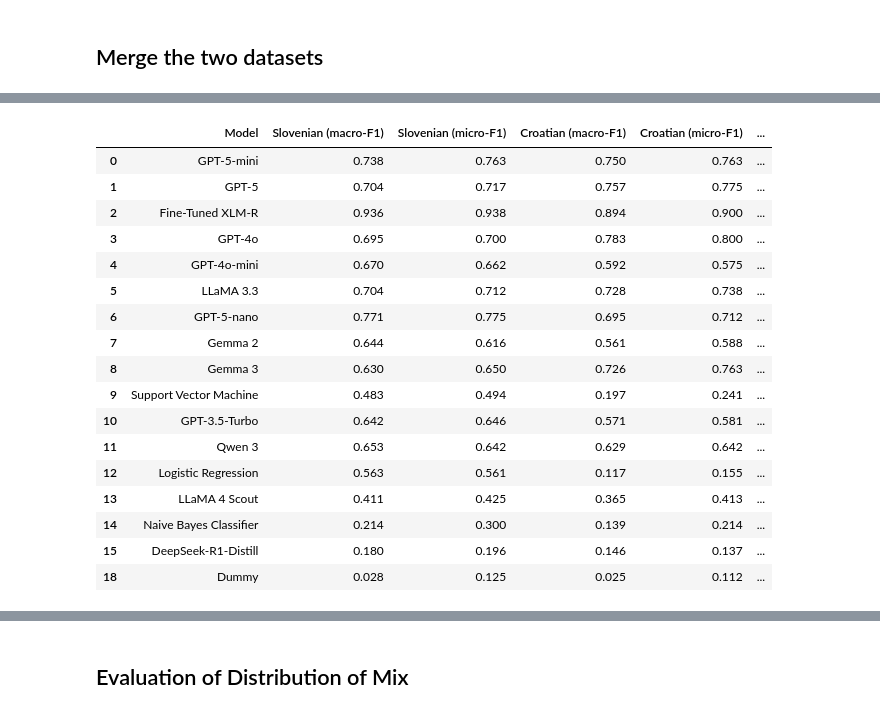
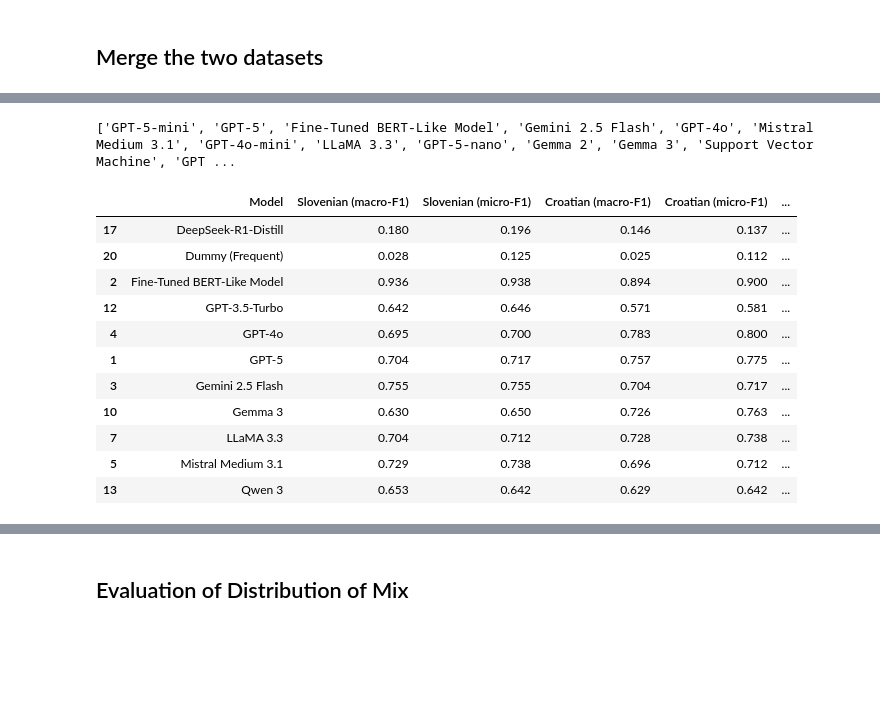
Before and after one commit to TajaKuzman/Benchmarking-Text-Classification-on-South-Slavic, a Jupyter notebook: Genre-Automatic-Identification-Benchmark/evaluation-for-the-paper/evaluation_for_the_paper.ipynb, the cells around one changed output, grey strips where cells are left out. Cells and saved outputs as stored; diff of their text form; code cells hidden in the pictures; blank space fills up the shorter version.

```diff
--- a/Genre-Automatic-Identification-Benchmark/evaluation-for-the-paper/evaluation_for_the_paper.ipynb
+++ b/Genre-Automatic-Identification-Benchmark/evaluation-for-the-paper/evaluation_for_the_paper.ipynb
@@ -462,24 +442,24 @@ See the caveats in the documentation: https://pandas.pydata.org/pandas-docs/stab
-# %%
-results_df
-# %% [output]
-|  | Model | Slovenian (macro-F1) | Slovenian (micro-F1) | Croatian (macro-F1) | Croatian (micro-F1) | ... |
-| 0 | GPT-5-mini | 0.738 | 0.763 | 0.750 | 0.763 | ... |
-| 1 | GPT-5 | 0.704 | 0.717 | 0.757 | 0.775 | ... |
-| 2 | Fine-Tuned XLM-R | 0.936 | 0.938 | 0.894 | 0.900 | ... |
-| 3 | GPT-4o | 0.695 | 0.700 | 0.783 | 0.800 | ... |
-| 4 | GPT-4o-mini | 0.670 | 0.662 | 0.592 | 0.575 | ... |
-| 5 | LLaMA 3.3 | 0.704 | 0.712 | 0.728 | 0.738 | ... |
-| 6 | GPT-5-nano | 0.771 | 0.775 | 0.695 | 0.712 | ... |
-| 7 | Gemma 2 | 0.644 | 0.616 | 0.561 | 0.588 | ... |
-| 8 | Gemma 3 | 0.630 | 0.650 | 0.726 | 0.763 | ... |
-| 9 | Support Vector Machine | 0.483 | 0.494 | 0.197 | 0.241 | ... |
-| 10 | GPT-3.5-Turbo | 0.642 | 0.646 | 0.571 | 0.581 | ... |
-| 11 | Qwen 3 | 0.653 | 0.642 | 0.629 | 0.642 | ... |
-| 12 | Logistic Regression | 0.563 | 0.561 | 0.117 | 0.155 | ... |
-| 13 | LLaMA 4 Scout | 0.411 | 0.425 | 0.365 | 0.413 | ... |
-| 14 | Naive Bayes Classifier | 0.214 | 0.300 | 0.139 | 0.214 | ... |
-| 15 | DeepSeek-R1-Distill | 0.180 | 0.196 | 0.146 | 0.137 | ... |
-| 18 | Dummy | 0.028 | 0.125 | 0.025 | 0.112 | ... |
+# %%
+print(results_df["Model"].to_list())
+# %% [output]
+['GPT-5-mini', 'GPT-5', 'Fine-Tuned BERT-Like Model', 'Gemini 2.5 Flash', 'GPT-4o', 'Mistral Medium 3.1', 'GPT-4o-mini', 'LLaMA 3.3', 'GPT-5-nano', 'Gemma 2', 'Gemma 3', 'Support Vector Machine', 'GPT ...
+# %%
+results_df = results_df[results_df["Model"].isin(['Fine-Tuned BERT-Like Model', 'Gemini 2.5 Flash', 'GPT-5','GPT-4o', 'Mistral Medium 3.1', 'LLaMA 3.3', 'Gemma 3', 'GPT-3.5-Turbo', 'Qwen 3', 'DeepSeek-R1-Distill',  'Dummy (Frequent)'])]
+
+results_df.sort_values(by="Model", ascending=True)
+# %% [output]
+|  | Model | Slovenian (macro-F1) | Slovenian (micro-F1) | Croatian (macro-F1) | Croatian (micro-F1) | ... |
+| 17 | DeepSeek-R1-Distill | 0.180 | 0.196 | 0.146 | 0.137 | ... |
+| 20 | Dummy (Frequent) | 0.028 | 0.125 | 0.025 | 0.112 | ... |
+| 2 | Fine-Tuned BERT-Like Model | 0.936 | 0.938 | 0.894 | 0.900 | ... |
+| 12 | GPT-3.5-Turbo | 0.642 | 0.646 | 0.571 | 0.581 | ... |
+| 4 | GPT-4o | 0.695 | 0.700 | 0.783 | 0.800 | ... |
+| 1 | GPT-5 | 0.704 | 0.717 | 0.757 | 0.775 | ... |
+| 3 | Gemini 2.5 Flash | 0.755 | 0.755 | 0.704 | 0.717 | ... |
+| 10 | Gemma 3 | 0.630 | 0.650 | 0.726 | 0.763 | ... |
+| 7 | LLaMA 3.3 | 0.704 | 0.712 | 0.728 | 0.738 | ... |
+| 5 | Mistral Medium 3.1 | 0.729 | 0.738 | 0.696 | 0.712 | ... |
+| 13 | Qwen 3 | 0.653 | 0.642 | 0.629 | 0.642 | ... |
 # %%
 print(results_df.to_markdown(index=False))
 # %% [output]
```
Also changed, not shown: parts of 20 cells of this notebook, 56 other files.
